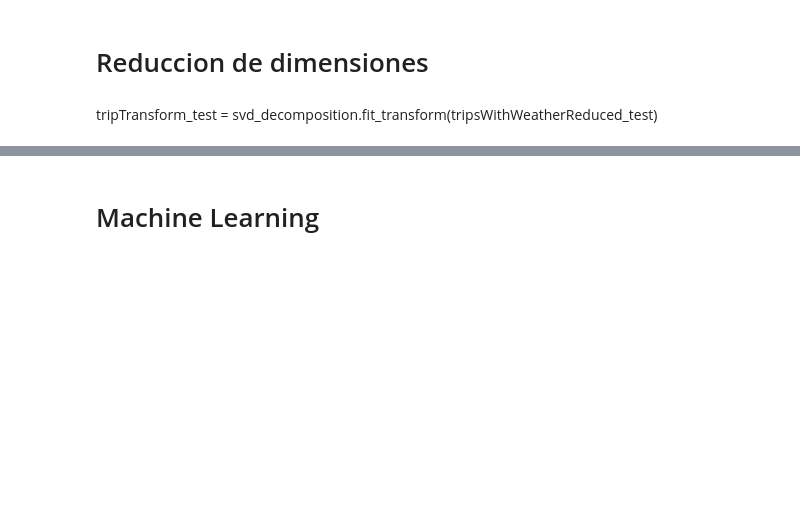
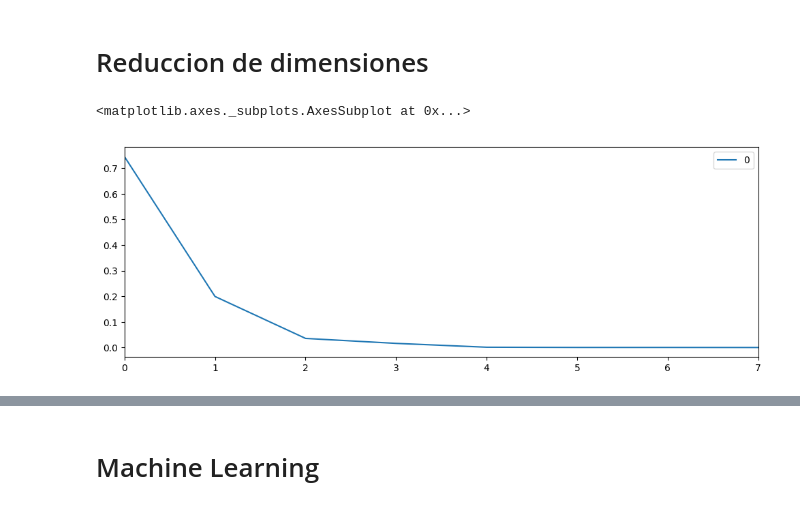
Before and after one commit to pabloernesto/sfBikes, a Jupyter notebook: example_with_merge_data_random_forest_pca.ipynb, the cells around one changed output, grey strips where cells are left out. Cells and saved outputs as stored; diff of their text form; code cells hidden in the pictures; blank space fills up the shorter version.

Commit message:
add plot from explained variance

```diff
--- a/example_with_merge_data_random_forest_pca.ipynb
+++ b/example_with_merge_data_random_forest_pca.ipynb
@@ -177,0 +193,2 @@ tripWithZipCode_test.shape
+# %%
+tripsWithWeather_test.rename(columns={'start_station_id':'station_id'},inplace=True)
@@ -178,7 +199,7 @@ tripWithZipCode_test.shape
 # %%
 tripsWithWeather = tripsWithWeather.dropna()
 # %%
-tripsWithWeather = tripsWithWeather[tripsWithWeather['duration'] < 5000]
+tripsWithWeather = tripsWithWeather[tripsWithWeather['duration'] < 1000]
 # %%
 tripsWithWeather.shape
 # %% [output]
@@ -203,0 +219,2 @@ test = tripsWithWeatherReduced[-200000:]
+# %%
+tripsWithWeatherReduced_test = tripsWithWeather_test.drop(labels=['date','station','events','id'],axis=1)
@@ -209,5 +232,10 @@ from sklearn.decomposition import IncrementalPCA
 pca = IncrementalPCA(n_components=8)
 # %%
 tripTransform = pca.fit_transform(tripsWithWeatherReduced)
-# %% [markdown]
-tripTransform_test = svd_decomposition.fit_transform(tripsWithWeatherReduced_test)
+# %%
+tripTransform_test = pca.fit_transform(tripsWithWeatherReduced_test)
+# %%
+ pd.DataFrame(pca.explained_variance_ratio_).plot()
+# %% [output]
+<matplotlib.axes._subplots.AxesSubplot at 0x...>
+[figure, added]
```
Also changed, not shown: parts of 128 cells of this notebook.
